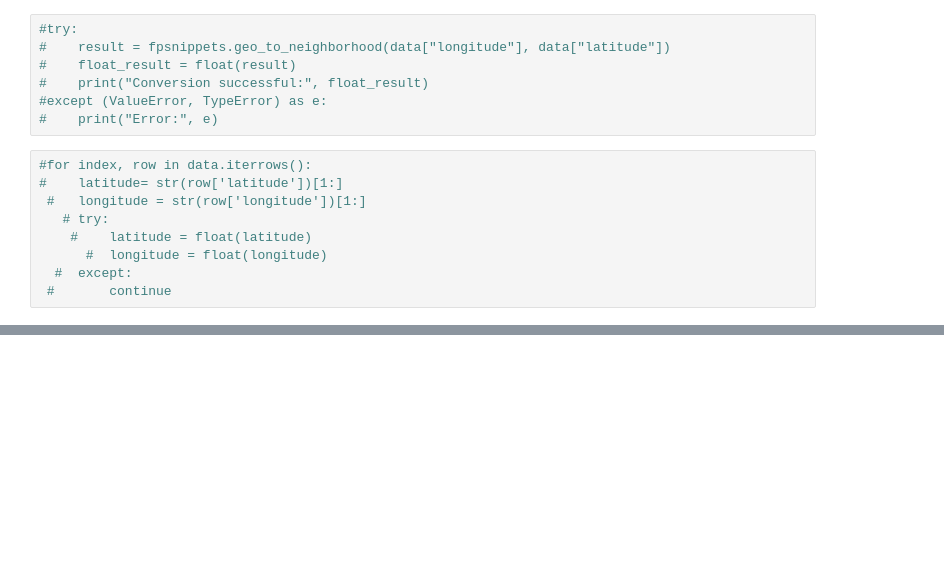
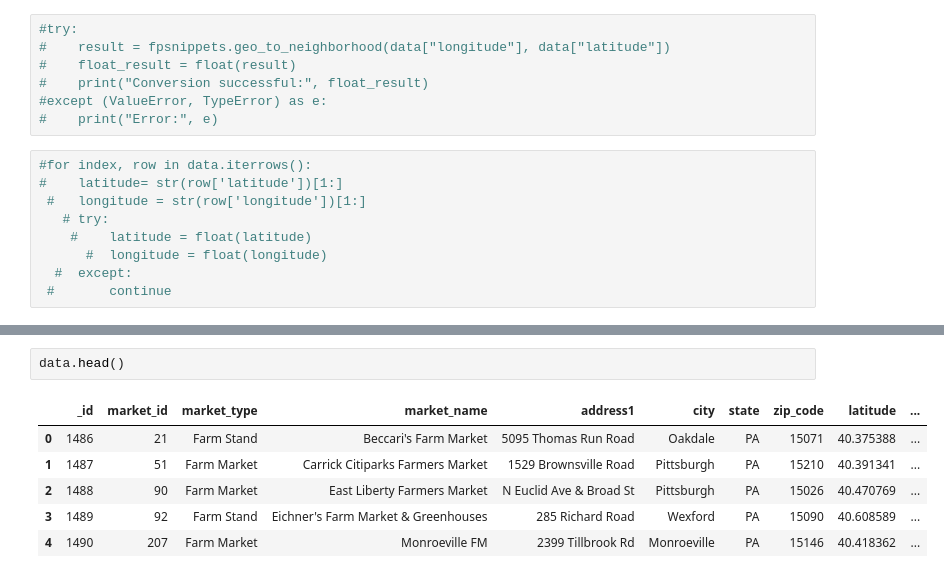
Before and after one commit to Margaret-O/Tres-Amigas-Final-Project, a Jupyter notebook: Final-Project-Farmers-Market/FinalProjectFarmersMarket.ipynb, the cells around one changed output, grey strips where cells are left out. Saved outputs shown, nothing was run; the diff lists cells and outputs as text; blank space fills up the shorter version.

```diff
--- a/Final-Project-Farmers-Market/FinalProjectFarmersMarket.ipynb
+++ b/Final-Project-Farmers-Market/FinalProjectFarmersMarket.ipynb
@@ -123,3 +124,12 @@ Neighborhood: Highland Park
 Latitude: 40.4992819, Longitude: -80.201288
 Number of rows: 71
 Neighborhood: None
+# %%
+data.head()
+# %% [output]
+|  | _id | market_id | market_type | market_name | address1 | city | state | zip_code | latitude | ... |
+| 0 | 1486 | 21 | Farm Stand | Beccari's Farm Market | 5095 Thomas Run Road | Oakdale | PA | 15071 | 40.375388 | ... |
+| 1 | 1487 | 51 | Farm Market | Carrick Citiparks Farmers Market | 1529 Brownsville Road | Pittsburgh | PA | 15210 | 40.391341 | ... |
+| 2 | 1488 | 90 | Farm Market | East Liberty Farmers Market | N Euclid Ave & Broad St | Pittsburgh | PA | 15026 | 40.470769 | ... |
+| 3 | 1489 | 92 | Farm Stand | Eichner's Farm Market & Greenhouses | 285 Richard Road | Wexford | PA | 15090 | 40.608589 | ... |
+| 4 | 1490 | 207 | Farm Market | Monroeville FM | 2399 Tillbrook Rd | Monroeville | PA | 15146 | 40.418362 | ... |
```
Also changed, not shown: parts of 3 cells of this notebook, 1 other file.
